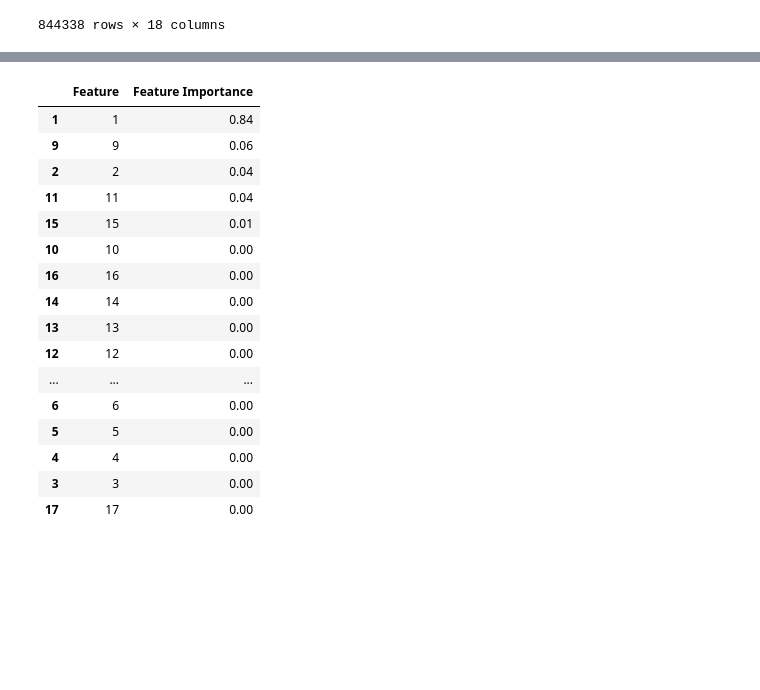
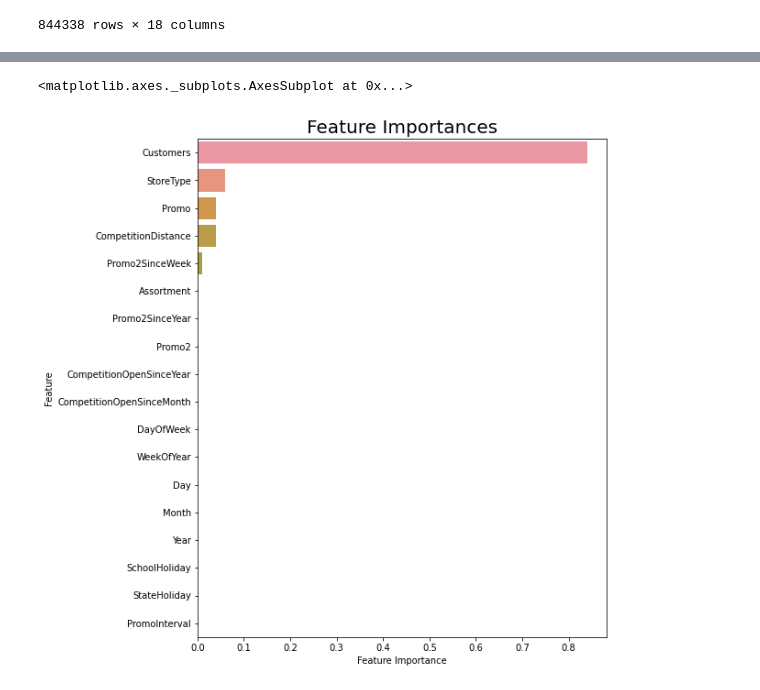
Before and after one commit to mohdtaufique06/Retail-Sales-Prediction_ML-Regression-Project, a Jupyter notebook: Copy_Pre_final_of_Rossmann_Sales_Prediction_Mohd_Taufique_Capstone_Project.ipynb, the cells around one changed output, grey strips where cells are left out. Saved outputs shown, nothing was run; the diff lists cells and outputs as text; code cells hidden in the pictures; blank space fills up the shorter version.

```diff
--- a/Copy_Pre_final_of_Rossmann_Sales_Prediction_Mohd_Taufique_Capstone_Project.ipynb
+++ b/Copy_Pre_final_of_Rossmann_Sales_Prediction_Mohd_Taufique_Capstone_Project.ipynb
@@ -1072,20 +1124,12 @@ importance_df.head()
 # %%
-importance_df.sort_values(by=['Feature Importance'],ascending=False)
+importance_df.sort_values(by=['Feature Importance'],ascending=False,inplace = True) #Inplace makes permanent changes. Here the value is sorted in descending order.
-# %% [output]
-|  | Feature | Feature Importance |
-| 1 | 1 | 0.84 |
-| 9 | 9 | 0.06 |
-| 2 | 2 | 0.04 |
-| 11 | 11 | 0.04 |
-| 15 | 15 | 0.01 |
-| 10 | 10 | 0.00 |
-| 16 | 16 | 0.00 |
-| 14 | 14 | 0.00 |
-| 13 | 13 | 0.00 |
-| 12 | 12 | 0.00 |
-| ... | ... | ... |
-| 6 | 6 | 0.00 |
-| 5 | 5 | 0.00 |
-| 4 | 4 | 0.00 |
-| 3 | 3 | 0.00 |
-| 17 | 17 | 0.00 |
+# %%
+plt.figure(figsize=(8,10))
+plt.title('Feature Importances', fontsize=20)
+# plt.barh(range(len(indices)), importances[indices], color='pink', align='center')
+# plt.yticks(range(len(indices)), features[indices])
+# plt.xlabel('Relative Importance')
+sns.barplot(x=importance_df['Feature Importance'], y= importance_df['Feature'])
+# %% [output]
+<matplotlib.axes._subplots.AxesSubplot at 0x...>
+[figure, added]
```
Also changed, not shown: parts of 13 cells of this notebook.
